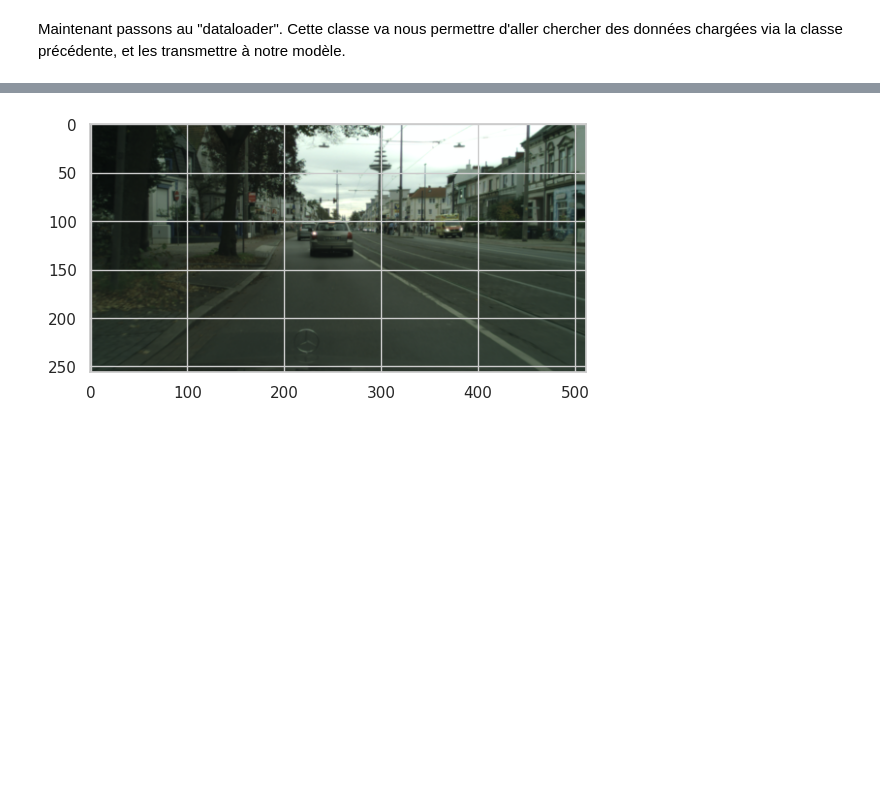
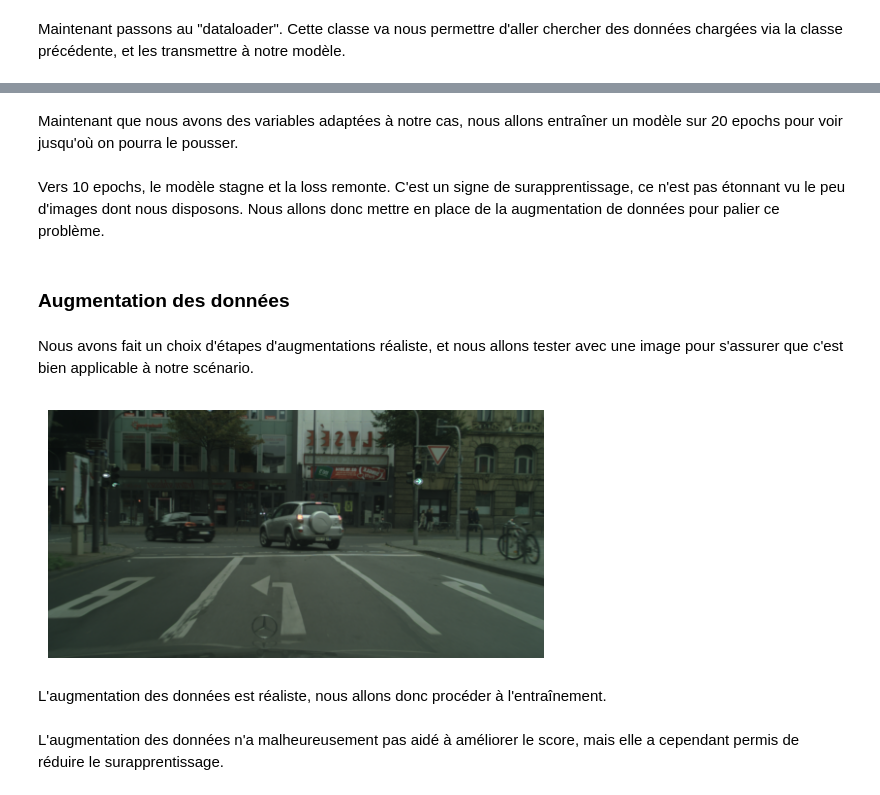
Before and after one commit to tdechanet/IAEngP8, a Jupyter notebook: model.ipynb, the cells around one changed output, grey strips where cells are left out. Saved outputs shown, nothing was run; the diff lists cells and outputs as text; code cells hidden in the pictures; blank space fills up the shorter version.

```diff
--- a/model.ipynb
+++ b/model.ipynb
@@ -633,3 +653,5 @@ weights_multiplier = [1, 0.8, 0.5, 0]
+# %% [markdown]
+Maintenant que nous avons des variables adaptées à notre cas, nous allons entraîner un modèle sur 20 epochs pour voir jusqu'où on pourra le pousser.
 # %%
 def run_encoder_study(device):
 
@@ -684,6 +706,12 @@ def run_encoder_study(device):
 				torch.cuda.empty_cache()
 
 # run_encoder_study(device)
+# %% [markdown]
+Vers 10 epochs, le modèle stagne et la loss remonte. C'est un signe de surapprentissage, ce n'est pas étonnant vu le peu d'images dont nous disposons. Nous allons donc mettre en place de la augmentation de données pour palier ce problème.
+# %% [markdown]
+### Augmentation des données
+# %% [markdown]
+Nous avons fait un choix d'étapes d'augmentations réaliste, et nous allons tester avec une image pour s'assurer que c'est bien applicable à notre scénario.
 # %%
 import albumentations as albu
 
@@ -743,34 +771,38 @@ def get_dataloaders_augment(img_resize, batch_size, num_workers):
 		v2.Resize(img_resize, interpolation=v2.InterpolationMode.BILINEAR),
 		v2.ToDtype(torch.float32, scale=True),
 		v2.Normalize(mean=[0.485, 0.456, 0.406], std=[0.229, 0.224, 0.225])
 	])
 
 	transform_mask = v2.Compose([
 		v2.ToImage(),
 		v2.Resize(img_resize, interpolation=v2.InterpolationMode.NEAREST),
 		v2.ToDtype(torch.long)
 	])
 
 	train_ds = ImagesDatasetDataAugment(folder_path, "train", MAPPING_ARRAY, transform_img, transform_mask, data_augmentation_pipeline)
 	val_ds = ImagesDatasetDataAugment(folder_path, "val", MAPPING_ARRAY, transform_img, transform_mask, data_augmentation_pipeline)
 
 	train_loader = DataLoader(train_ds, batch_size=batch_size, shuffle=True, num_workers=num_workers, pin_memory=True)
 	val_loader = DataLoader(val_ds, batch_size=batch_size, shuffle=False, num_workers=num_workers, pin_memory=True)
 
 	return train_loader, val_loader
 
 train_loader, val_loader = get_dataloaders_augment(img_resize, 1, NUM_WORKERS)
 
 img_display = next(iter(train_loader))[0][0].permute(1, 2, 0).numpy()
 mean = np.array([0.485, 0.456, 0.406])
 std = np.array([0.229, 0.224, 0.225])
 img_display = std * img_display + mean
 img_display = np.clip(img_display, 0, 1)
 
+plt.grid(False)
+plt.axis("off")
 plt.imshow(img_display)
 del train_loader, val_loader
 # %% [output]
-[figure, old version]
+[figure, new version]
+# %% [markdown]
+L'augmentation des données est réaliste, nous allons donc procéder à l'entraînement.
 # %%
 def run_encoder_study(device):
 
@@ -826,3 +858,5 @@ def run_encoder_study(device):
 				torch.cuda.empty_cache()
 
 # run_encoder_study(device)
+# %% [markdown]
+L'augmentation des données n'a malheureusement pas aidé à améliorer le score, mais elle a cependant permis de réduire le surapprentissage.
```
Also changed, not shown: parts of 11 cells of this notebook.
